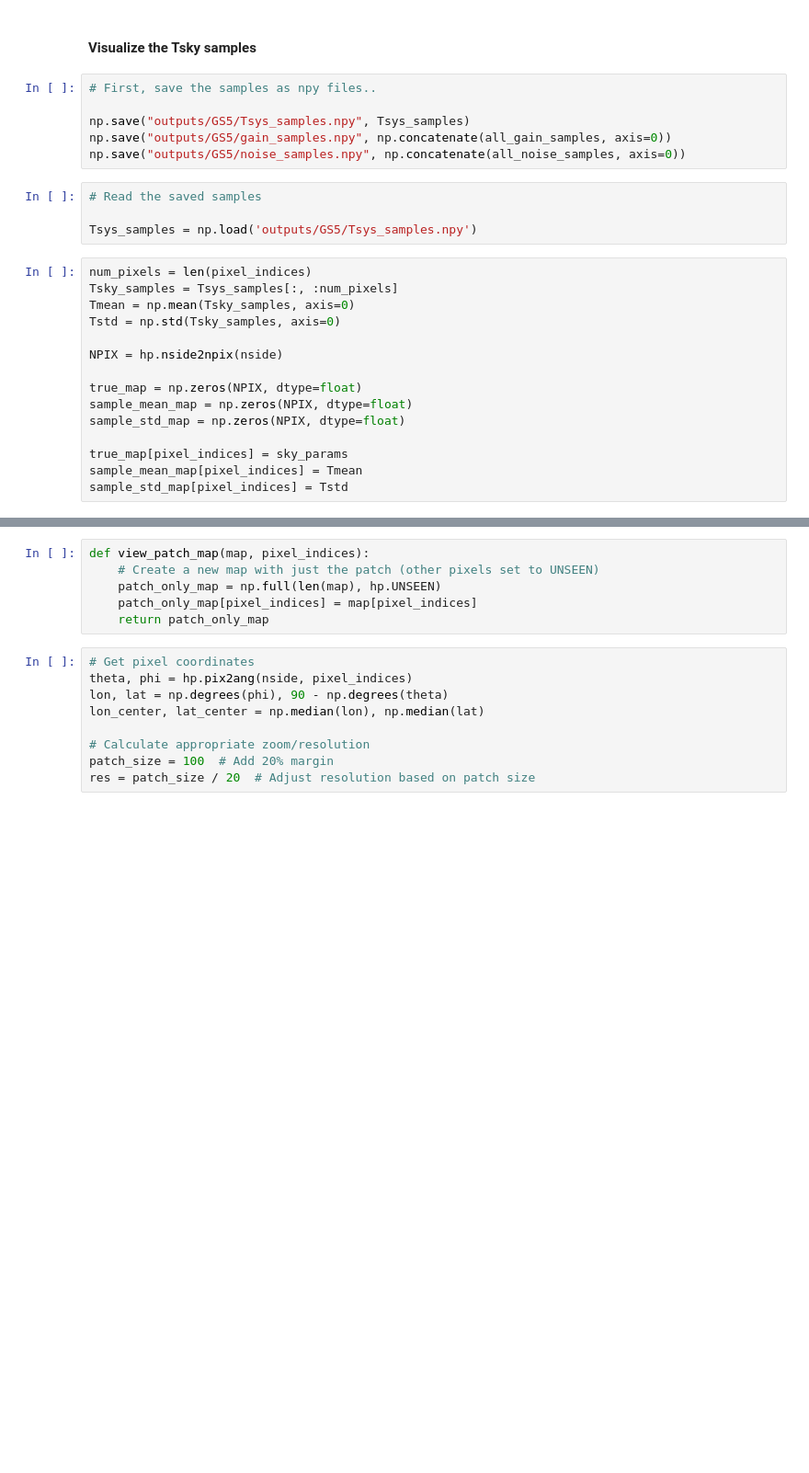
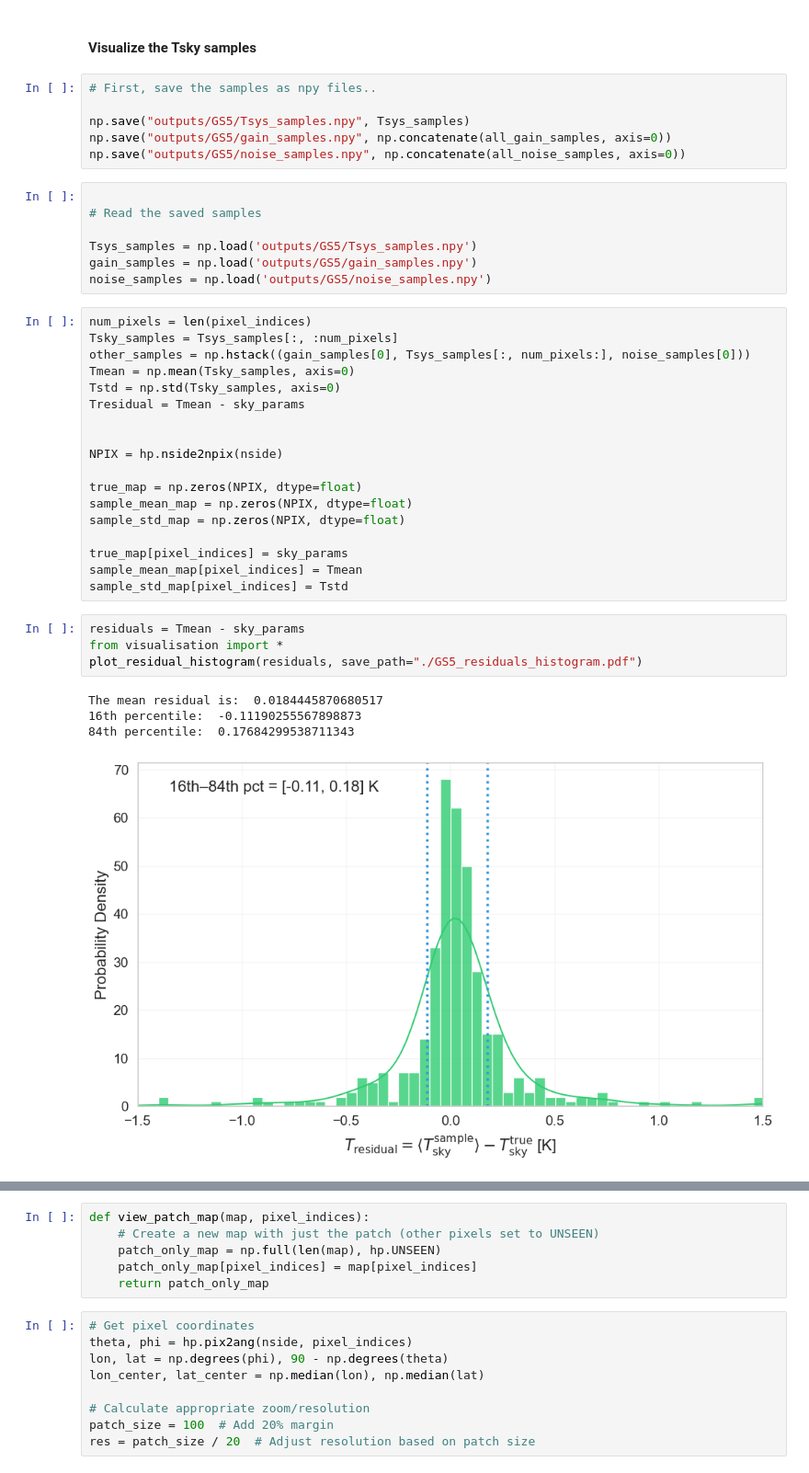
Before and after one commit to zzhang0123/hydra-tod, a Jupyter notebook: notebooks/workflow_GS5.ipynb, the cells around one changed output, grey strips where cells are left out. Shown at 92% size. Drawn from its saved outputs; the diff is of its cells as text; blank space fills up the shorter version.

Commit message:
samples

```diff
--- a/notebooks/workflow_GS5.ipynb
+++ b/notebooks/workflow_GS5.ipynb
@@ -192,14 +203,20 @@ np.save("outputs/GS5/Tsys_samples.npy", Tsys_samples)
 np.save("outputs/GS5/gain_samples.npy", np.concatenate(all_gain_samples, axis=0))
 np.save("outputs/GS5/noise_samples.npy", np.concatenate(all_noise_samples, axis=0))
 # %%
+
 # Read the saved samples
 
 Tsys_samples = np.load('outputs/GS5/Tsys_samples.npy')
+gain_samples = np.load('outputs/GS5/gain_samples.npy')
+noise_samples = np.load('outputs/GS5/noise_samples.npy')
 # %%
 num_pixels = len(pixel_indices)
 Tsky_samples = Tsys_samples[:, :num_pixels]
+other_samples = np.hstack((gain_samples[0], Tsys_samples[:, num_pixels:], noise_samples[0]))
 Tmean = np.mean(Tsky_samples, axis=0)
 Tstd = np.std(Tsky_samples, axis=0)
+Tresidual = Tmean - sky_params
+
 
 NPIX = hp.nside2npix(nside)
 
@@ -210,3 +227,12 @@ sample_std_map = np.zeros(NPIX, dtype=float)
 true_map[pixel_indices] = sky_params
 sample_mean_map[pixel_indices] = Tmean
 sample_std_map[pixel_indices] = Tstd
+# %%
+residuals = Tmean - sky_params
+from visualisation import *
+plot_residual_histogram(residuals, save_path="./GS5_residuals_histogram.pdf")
+# %% [output]
+The mean residual is:  0.0184445870680517
+16th percentile:  -0.11190255567898873
+84th percentile:  0.17684299538711343
+[figure, added]
```
Also changed, not shown: parts of 15 cells of this notebook, 29 other files.
